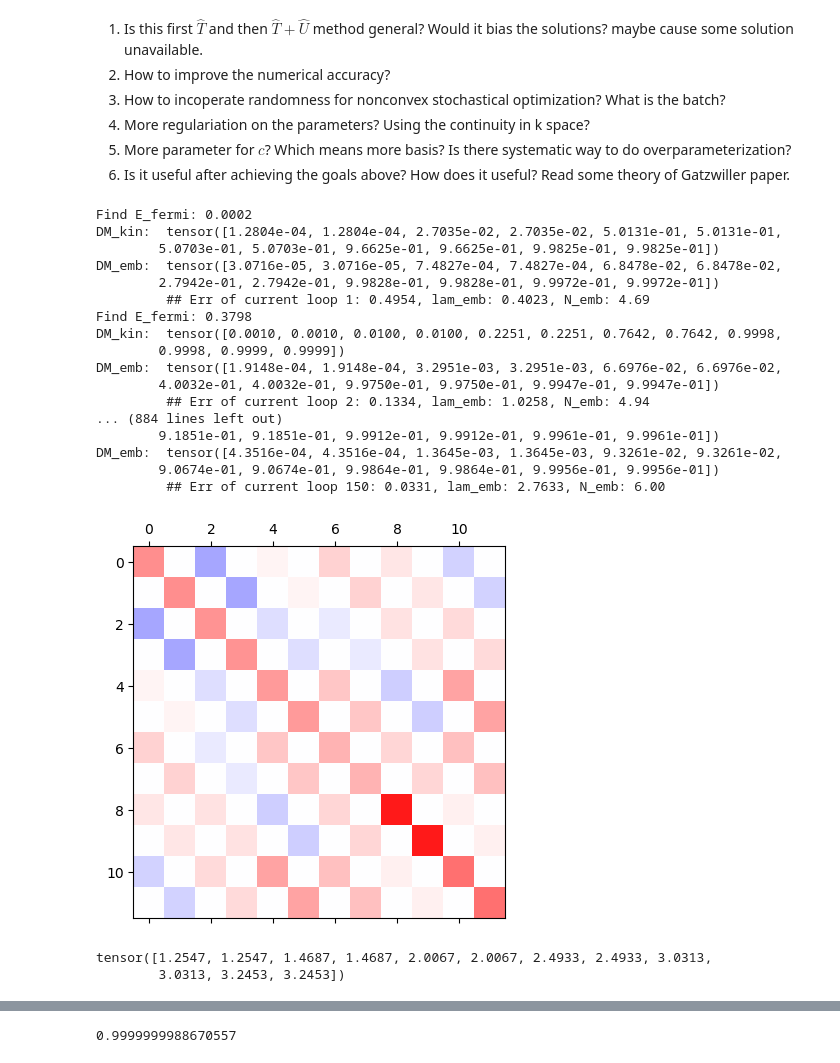
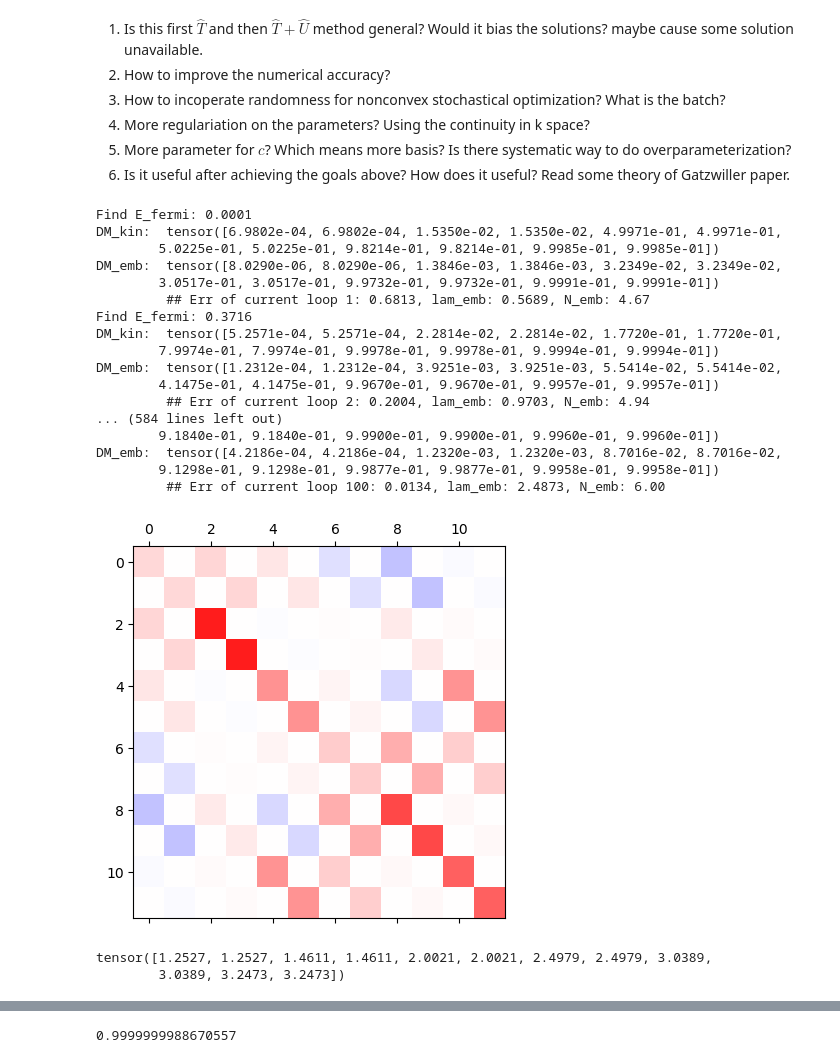
Before and after one commit to floatingCatty/Hubbard, a Jupyter notebook: debug.ipynb, the cells around one changed output, grey strips where cells are left out. Drawn from its saved outputs; the diff is of its cells as text; code cells hidden in the pictures.

```diff
--- a/debug.ipynb
+++ b/debug.ipynb
@@ -289,57 +289,57 @@ block = {
 
 
 atomicdata = AtomicData.from_ase(
     read("/nessa/users/zhanghao/dev/Hubbard/gGA/test/C_cube.vasp"),
     r_max=3.1
     )
 
 atomicdata["kpoint"] = torch.tensor(kmesh_sampling([10,10,10], True)).to(torch.get_default_dtype())
 block_to_feature(atomicdata, gga.kinetic.idp_phy, block)
 atomicdata = AtomicData.to_AtomicDataDict(atomicdata)
 
 import matplotlib.pyplot as plt
 
 errs = []
-for i in range(150):
+for i in range(100):
     # print(gga.gGAtomic.LAM_C["C"][1].abs().max())
     # err, RDM, RDM_fit, LAMS = gga.update(atomicdata)
     err, RDM = gga.update(atomicdata)
     print("\t ## Err of current loop {:d}: {:.4f}, lam_emb: {:.4f}, N_emb: {:.2f}".format(i+1, err, gga.gGAtomic.LAM_C["C"][0].abs().max().item(), RDM["C"][0].trace()))# , RDM_fit["C"][0].trace()))
     # print(torch.linalg.eigvalsh(RDM["C"][0]))
     errs.append(err)
 
     # print(gga.gGAtomic.LAM_C)
     # print(RDM["C"][0])
     # print(err)
     # print(torch.linalg.eigvalsh(RDM["C"][0]), RDM["C"][0].trace())
 
 plt.matshow(RDM["C"][0].detach(), cmap="bwr", vmax=1.0, vmin=-1.0)
 plt.show()
     # DM_kin:  tensor([0.1600, 0.1600, 0.8400, 0.8400])
 # %% [output]
-Find E_fermi: 0.0002
-DM_kin:  tensor([1.2804e-04, 1.2804e-04, 2.7035e-02, 2.7035e-02, 5.0131e-01, 5.0131e-01,
-        5.0703e-01, 5.0703e-01, 9.6625e-01, 9.6625e-01, 9.9825e-01, 9.9825e-01])
-DM_emb:  tensor([3.0716e-05, 3.0716e-05, 7.4827e-04, 7.4827e-04, 6.8478e-02, 6.8478e-02,
-        2.7942e-01, 2.7942e-01, 9.9828e-01, 9.9828e-01, 9.9972e-01, 9.9972e-01])
-         ## Err of current loop 1: 0.4954, lam_emb: 0.4023, N_emb: 4.69
-Find E_fermi: 0.3798
-DM_kin:  tensor([0.0010, 0.0010, 0.0100, 0.0100, 0.2251, 0.2251, 0.7642, 0.7642, 0.9998,
-        0.9998, 0.9999, 0.9999])
-DM_emb:  tensor([1.9148e-04, 1.9148e-04, 3.2951e-03, 3.2951e-03, 6.6976e-02, 6.6976e-02,
-        4.0032e-01, 4.0032e-01, 9.9750e-01, 9.9750e-01, 9.9947e-01, 9.9947e-01])
-         ## Err of current loop 2: 0.1334, lam_emb: 1.0258, N_emb: 4.94
-... (884 lines left out)
-        9.1851e-01, 9.1851e-01, 9.9912e-01, 9.9912e-01, 9.9961e-01, 9.9961e-01])
-DM_emb:  tensor([4.3516e-04, 4.3516e-04, 1.3645e-03, 1.3645e-03, 9.3261e-02, 9.3261e-02,
-        9.0674e-01, 9.0674e-01, 9.9864e-01, 9.9864e-01, 9.9956e-01, 9.9956e-01])
-         ## Err of current loop 150: 0.0331, lam_emb: 2.7633, N_emb: 6.00
+Find E_fermi: 0.0001
+DM_kin:  tensor([6.9802e-04, 6.9802e-04, 1.5350e-02, 1.5350e-02, 4.9971e-01, 4.9971e-01,
+        5.0225e-01, 5.0225e-01, 9.8214e-01, 9.8214e-01, 9.9985e-01, 9.9985e-01])
+DM_emb:  tensor([8.0290e-06, 8.0290e-06, 1.3846e-03, 1.3846e-03, 3.2349e-02, 3.2349e-02,
+        3.0517e-01, 3.0517e-01, 9.9732e-01, 9.9732e-01, 9.9991e-01, 9.9991e-01])
+         ## Err of current loop 1: 0.6813, lam_emb: 0.5689, N_emb: 4.67
+Find E_fermi: 0.3716
+DM_kin:  tensor([5.2571e-04, 5.2571e-04, 2.2814e-02, 2.2814e-02, 1.7720e-01, 1.7720e-01,
+        7.9974e-01, 7.9974e-01, 9.9978e-01, 9.9978e-01, 9.9994e-01, 9.9994e-01])
+DM_emb:  tensor([1.2312e-04, 1.2312e-04, 3.9251e-03, 3.9251e-03, 5.5414e-02, 5.5414e-02,
+        4.1475e-01, 4.1475e-01, 9.9670e-01, 9.9670e-01, 9.9957e-01, 9.9957e-01])
+         ## Err of current loop 2: 0.2004, lam_emb: 0.9703, N_emb: 4.94
+... (584 lines left out)
+        9.1840e-01, 9.1840e-01, 9.9900e-01, 9.9900e-01, 9.9960e-01, 9.9960e-01])
+DM_emb:  tensor([4.2186e-04, 4.2186e-04, 1.2320e-03, 1.2320e-03, 8.7016e-02, 8.7016e-02,
+        9.1298e-01, 9.1298e-01, 9.9877e-01, 9.9877e-01, 9.9958e-01, 9.9958e-01])
+         ## Err of current loop 100: 0.0134, lam_emb: 2.4873, N_emb: 6.00
-[figure, old version]
+[figure, new version]
 # %%
 torch.linalg.eigvalsh(gga.gGAtomic.LAM["C"][0])
 # %% [output]
-tensor([1.2547, 1.2547, 1.4687, 1.4687, 2.0067, 2.0067, 2.4933, 2.4933, 3.0313,
-        3.0313, 3.2453, 3.2453])
+tensor([1.2527, 1.2527, 1.4611, 1.4611, 2.0021, 2.0021, 2.4979, 2.4979, 3.0389,
+        3.0389, 3.2473, 3.2473])
 # %%
 from mpmath import *
 mp.dps = 32
```
Also changed, not shown: 1 other file.
